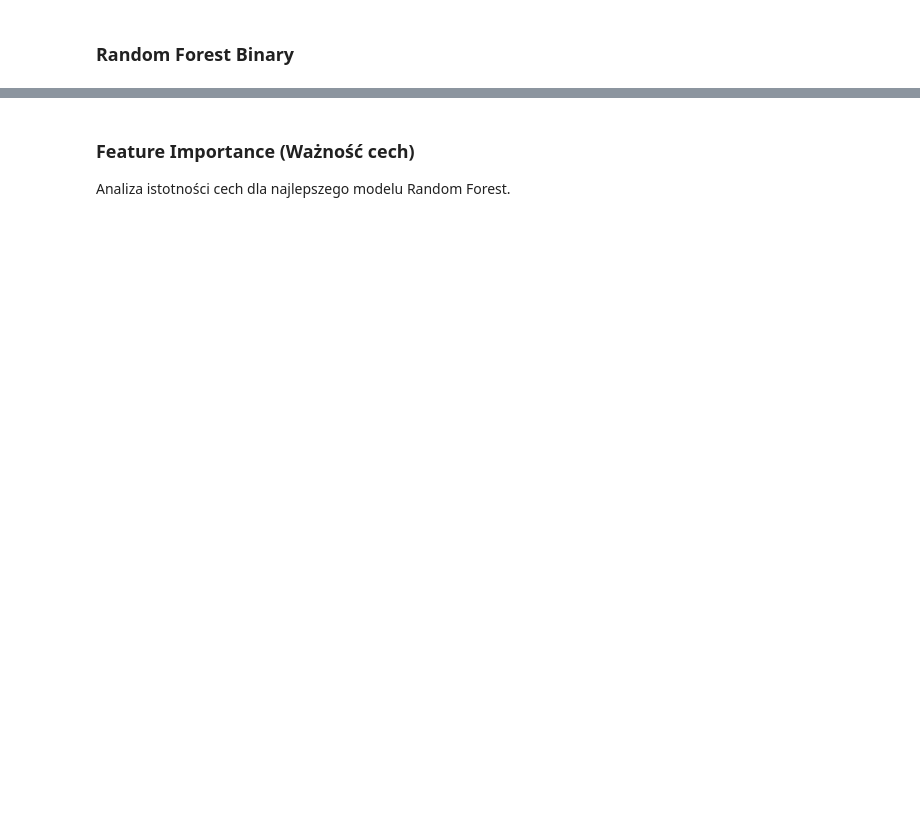
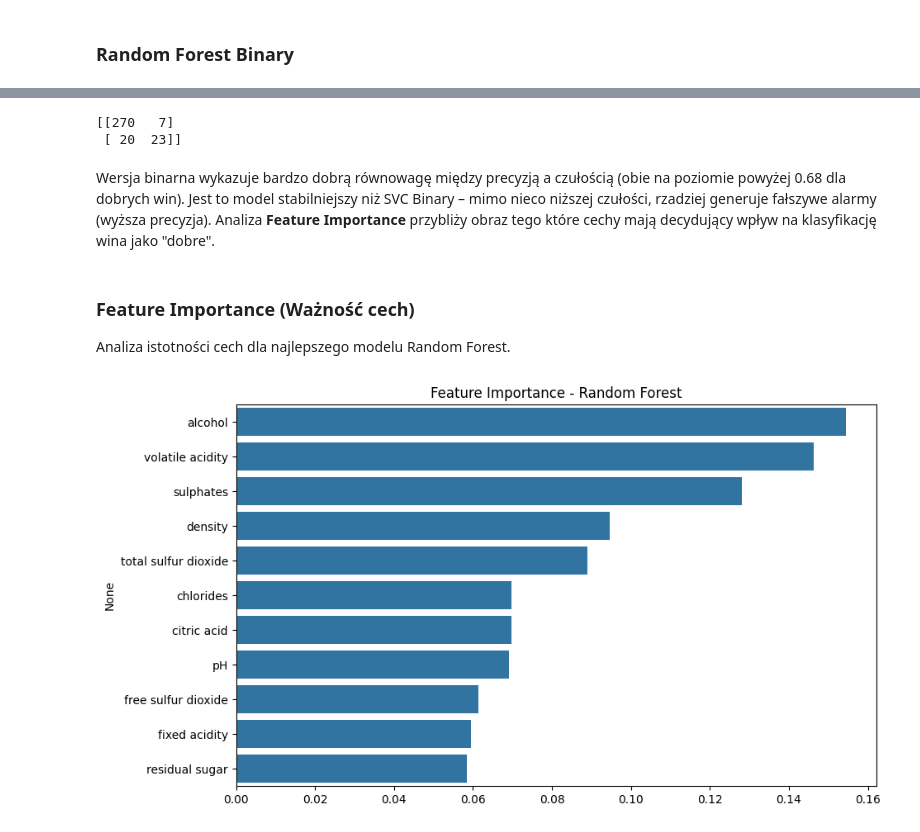
Before and after one commit to KluskaGit/Red-Wine-Classification, a Jupyter notebook: raport.ipynb, the cells around one changed output, grey strips where cells are left out. Drawn from its saved outputs; the diff is of its cells as text; code cells hidden in the pictures; blank space fills up the shorter version.

```diff
--- a/raport.ipynb
+++ b/raport.ipynb
@@ -748,0 +765,5 @@ array([[262,  15],
+# %%
+print(confusion_matrix(y_test_bin, rf_bin_pred))
+# %% [output]
+[[270   7]
+ [ 20  23]]
@@ -749,4 +772,16 @@ array([[262,  15],
+# %% [markdown]
+Wersja binarna wykazuje bardzo dobrą równowagę między precyzją a czułością (obie na poziomie powyżej 0.68 dla dobrych win). Jest to model stabilniejszy niż SVC Binary – mimo nieco niższej czułości, rzadziej generuje fałszywe alarmy (wyższa precyzja). Analiza **Feature Importance** przybliży obraz tego które cechy mają decydujący wpływ na klasyfikację wina jako "dobre".
 # %% [markdown]
 ### Feature Importance (Ważność cech)
 Analiza istotności cech dla najlepszego modelu Random Forest.
+# %%
+best_rf = rf_grid.best_estimator_
+importances = pd.Series(best_rf.feature_importances_, index=X.columns).sort_values(ascending=False)
+
+plt.figure(figsize=(10, 6))
+sns.barplot(x=importances.values, y=importances.index)
+plt.title("Feature Importance - Random Forest")
+plt.show()
+# %% [output]
+[figure, added]
 # %%
```
Also changed, not shown: parts of 14 cells of this notebook.
